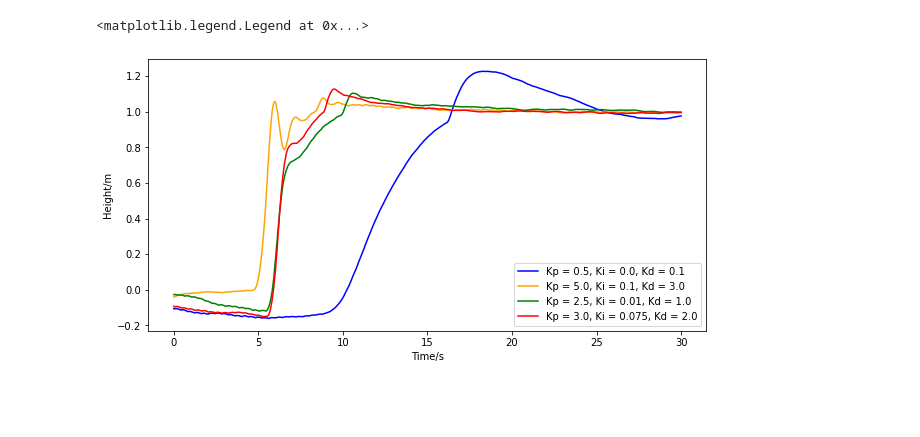
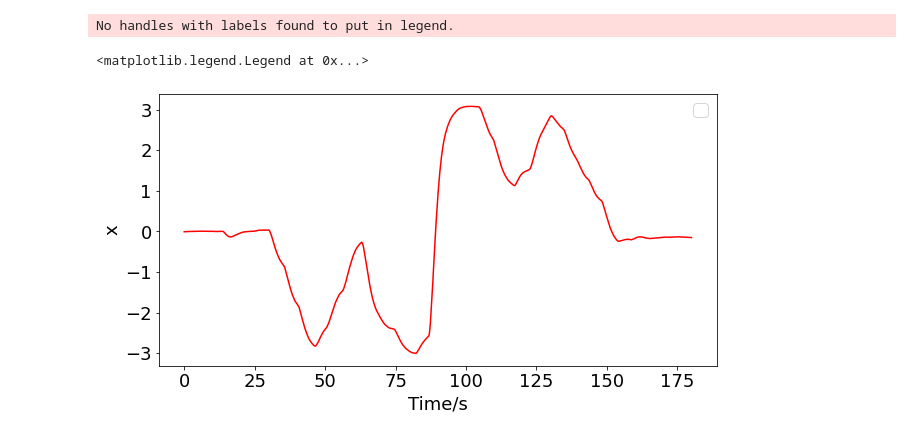
Before and after one commit to MaltheT/amr_project, a Jupyter notebook: term_project/data/plot.ipynb, the cells around one changed output. Cells and saved outputs as stored; diff of their text form; code cells hidden in the pictures; blank space fills up the shorter version.

```diff
--- a/term_project/data/plot.ipynb
+++ b/term_project/data/plot.ipynb
@@ -1,6 +1,11 @@
 # %%
 import matplotlib.pyplot as plt
+import csv
 import numpy as np
 import pylab
+from mpl_toolkits.axes_grid1 import Divider, Size
+from mpl_toolkits import mplot3d
+
 
 plt.rcParams['figure.figsize'] = [10, 5]
+plt.rcParams.update({'font.size': 18})
@@ -7,33 +45,40 @@ plt.rcParams['figure.figsize'] = [10, 5]
 # %%
 """
-Hovering: z data
+Pathplanning data
 """
-z_data_1 = np.genfromtxt('z_050001.csv', delimiter=',')
-z_data_2 = np.genfromtxt('z_500130.csv', delimiter=',')
-z_data_3 = np.genfromtxt('z_2500110.csv', delimiter=',')
-z_data_4 = np.genfromtxt('z_30007520.csv', delimiter=',')
+#simulation data
+x_data_sm = np.genfromtxt('x_first.csv', delimiter=',')
+y_data_sm = np.genfromtxt('y_first.csv', delimiter=',')
+z_data_sm = np.genfromtxt('z_first.csv', delimiter=',')
+distance_sm = np.genfromtxt('distance_first.csv', delimiter=',')
+yaw_sm = np.genfromtxt('yaw_first.csv', delimiter=',')
+desired_angle_sm = np.genfromtxt('desired_angle_first.csv', delimiter=',')
+
+x_data = np.genfromtxt('x_second.csv', delimiter=',')
+y_data = np.genfromtxt('y_second.csv', delimiter=',')
+z_data = np.genfromtxt('z_second.csv', delimiter=',')
+distance = np.genfromtxt('distance_second.csv', delimiter=',')
+yaw = np.genfromtxt('yaw_second.csv', delimiter=',')
+desired_angle = np.genfromtxt('desired_angle_second.csv', delimiter=',')
+
 
 #simulation time
-simtime = 30
-
-#plot trajectory of drone height from initial position to target pose
-t_1 = np.linspace(0, simtime, len(z_data_1))
-t_2 = np.linspace(0, simtime, len(z_data_2))
-t_3 = np.linspace(0, simtime, len(z_data_3))
-t_4 = np.linspace(0, simtime, len(z_data_4))
+simtime = 180
 
 
-#t_r = np.linspace(0, simtime, len(distance_1))
-#reference = np.zeros(len(t_r))
+"""
+Plotting x-data
+"""
+t = np.linspace(0, simtime, len(x_data_sm))
 
-plt.plot(t_1, z_data_1, color='blue', label='Kp = 0.5, Ki = 0.0, Kd = 0.1')
-plt.plot(t_2, z_data_2, color='orange', label='Kp = 5.0, Ki = 0.1, Kd = 3.0')
-plt.plot(t_3, z_data_3, color='green', label='Kp = 2.5, Ki = 0.01, Kd = 1.0')
-plt.plot(t_4, z_data_4, color='red', label='Kp = 3.0, Ki = 0.075, Kd = 2.0')
-
+"""
+Plotting x data
+"""
+plt.plot(t, x_data_sm, color='red')
 plt.xlabel('Time/s')
-plt.ylabel('Height/m')
+plt.ylabel('x')
 plt.legend()
 # %% [output]
-<matplotlib.legend.Legend at 0x...>
+No handles with labels found to put in legend.
+<matplotlib.legend.Legend at 0x...>
-[figure, old version]
+[figure, new version]
```
Also changed, not shown: parts of 9 cells of this notebook, 23 other files.
